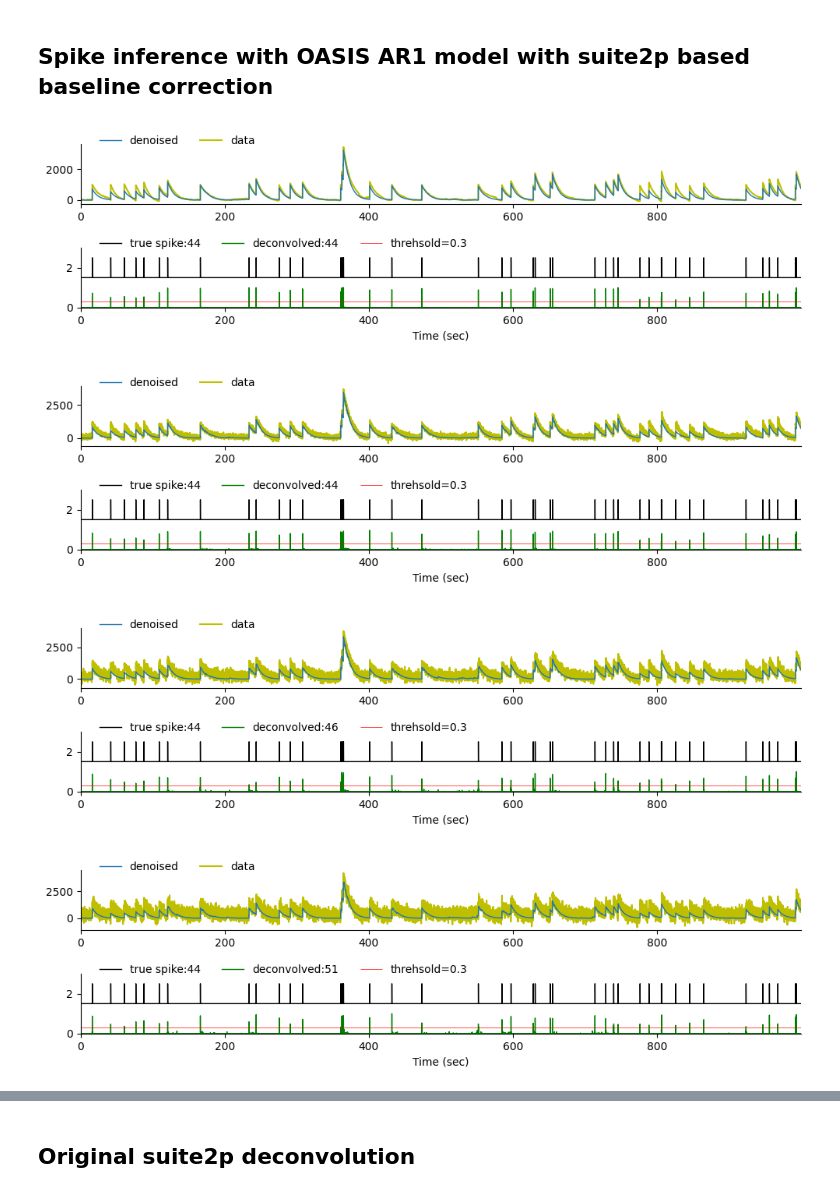
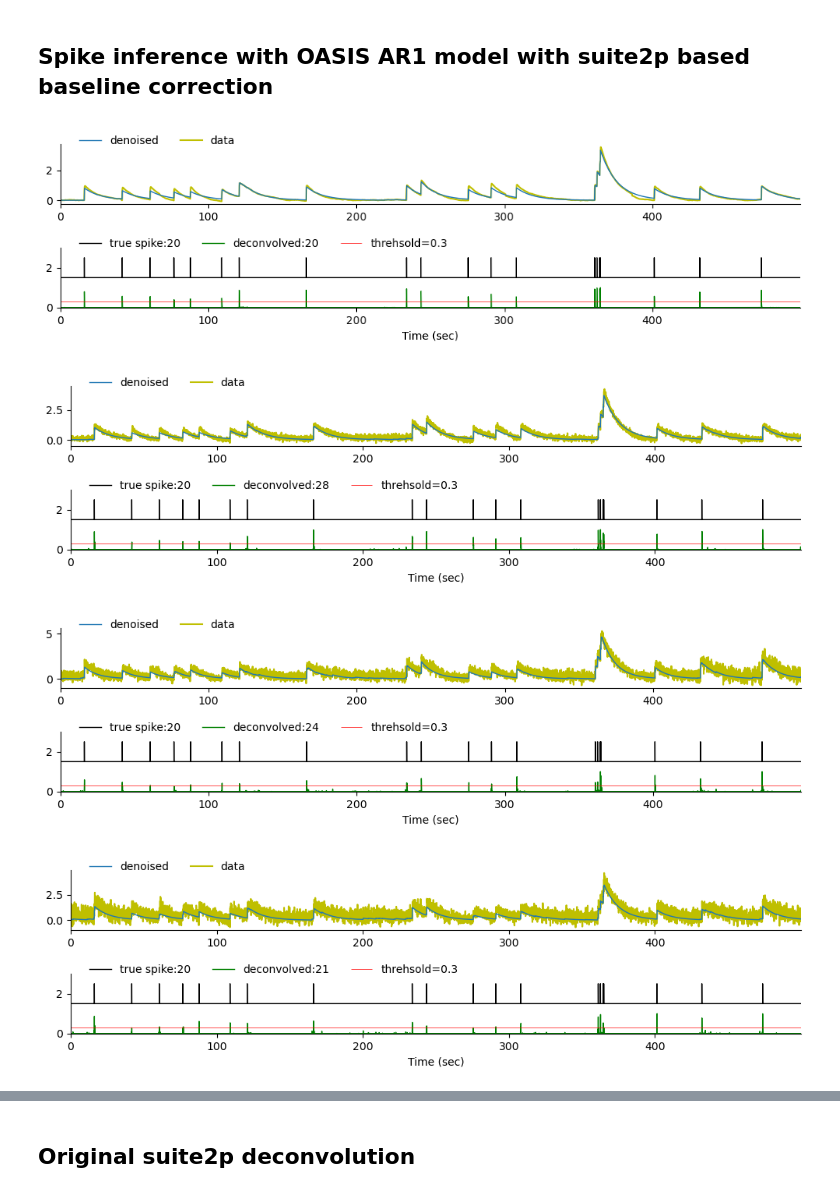
Before and after one commit to yoshihito-saito/Spike_deconvolution_simulation, a Jupyter notebook: Simulate_Deconvolution.ipynb, the cells around one changed output, grey strips where cells are left out. Cells and saved outputs as stored; diff of their text form; code cells hidden in the pictures.

```diff
--- a/Simulate_Deconvolution.ipynb
+++ b/Simulate_Deconvolution.ipynb
@@ -299,8 +305,10 @@ def plot_trace(t_imaging, t_ephys, dF_F, denoised, inf_spikes,true_spikes, thres
     simpleaxis(plt.gca())
 
     plt.subplot(212)
+    spikes, _ = find_peaks(inf_spikes, height=threshold)
+    num_inf_spikes = len(spikes)
     plt.plot(t_ephys, true_spikes+1.5, lw=1, label='true spike:'+str(len(np.where(true_spikes>0)[0])), c='black')
-    plt.plot(t_imaging, inf_spikes, lw=1, label='deconvolved:'+str(len(np.where(inf_spikes>threshold)[0])), c='g')
+    plt.plot(t_imaging, inf_spikes, lw=1, label='deconvolved:'+str(num_inf_spikes), c='g')
     plt.hlines(xmin=xwindow[0], xmax=xwindow[1], y=threshold, color='red', lw=0.5, label='threhsold='+str(threshold))
     plt.ylim(0,3)
     plt.legend(ncol=3, frameon=False, loc=(.02,.9));
@@ -315,9 +323,9 @@ def plot_trace(t_imaging, t_ephys, dF_F, denoised, inf_spikes,true_spikes, thres
 Cell_id=20
 threshold=0.3 # threhsold for spike detection
 for k in dF_F_sim_all.keys():
-    denoised, inf_spikes = oasisAR1(Fcorr_sim_all[k][Cell_id],
-                                    g=estimate_parameters(Fcorr_sim_all[k][Cell_id], p=1)[0])
-    inf_spikes=MinMaxScaler(feature_range=(0, 1), copy=True).fit(inf_spikes.reshape(-1,1)).transform(inf_spikes.reshape(-1,1))
-    plot_trace(t_imaging, t_ephys, Fcorr_sim_all[k][Cell_id], denoised, inf_spikes, Spike_train[Cell_id],
+    denoised, inf_spikes = oasisAR1(dF_F_sim_all[k][Cell_id],
+                                    g=estimate_parameters(dF_F_sim_all[k][Cell_id], p=1)[0])
+    inf_spikes=MinMaxScaler(feature_range=(0, 1), copy=True).fit(inf_spikes.reshape(-1,1)).transform(inf_spikes.reshape(-1,1)).reshape(-1)
+    plot_trace(t_imaging, t_ephys, dF_F_sim_all[k][Cell_id], denoised, inf_spikes, Spike_train[Cell_id],
                threshold=threshold, xwindow=[t_imaging.min(), t_imaging.max()])
 # %% [output]
@@ -329,11 +337,11 @@ for k in dF_F_sim_all.keys():
 %%time
 denoise_all={}
 deconvo_all={}
-for i in Fcorr_sim_all.keys():
+for i in dF_F_sim_all.keys():
     denoise = []
     deconvo = []
-    for v in range(Fcorr_sim_all[i].shape[0]):
-        c, s = oasisAR1(Fcorr_sim_all[i][v], g=estimate_parameters(Fcorr_sim_all[i][v], p=1)[0])
+    for v in range(dF_F_sim_all[i].shape[0]):
+        c, s = oasisAR1(dF_F_sim_all[i][v], g=estimate_parameters(dF_F_sim_all[i][v], p=1)[0])
         denoise.append(c)
         deconvo.append(s)
     denoise=np.array(denoise)
@@ -369,9 +377,9 @@ Wall time: 3.26 s
 ## Spike inference with OASIS AR1 model with median baseline correction
 # %%
 for k in dF_F_sim_all.keys():
-    denoised, inf_spikes = oasisAR1(Fcorr_sim_all[k][Cell_id]-np.median(Fcorr_sim_all[k][Cell_id]),
-                                    g=estimate_parameters(Fcorr_sim_all[k][Cell_id], p=1)[0])
-    inf_spikes=MinMaxScaler(feature_range=(0, 1), copy=True).fit(inf_spikes.reshape(-1,1)).transform(inf_spikes.reshape(-1,1))
-    plot_trace(t_imaging, t_ephys, Fcorr_sim_all[k][Cell_id], denoised, inf_spikes, Spike_train[Cell_id],
+    denoised, inf_spikes = oasisAR1(dF_F_sim_all[k][Cell_id]-np.median(dF_F_sim_all[k][Cell_id]),
+                                    g=estimate_parameters(dF_F_sim_all[k][Cell_id], p=1)[0])
+    inf_spikes=MinMaxScaler(feature_range=(0, 1), copy=True).fit(inf_spikes.reshape(-1,1)).transform(inf_spikes.reshape(-1,1)).reshape(-1)
+    plot_trace(t_imaging, t_ephys, dF_F_sim_all[k][Cell_id], denoised, inf_spikes, Spike_train[Cell_id],
                threshold=threshold, xwindow=[t_imaging.min(), t_imaging.max()])
 # %% [output]
@@ -451,17 +459,20 @@ def baseline_corr(F, fs, baseline='maximin', sig_baseline = 10, win_baseline=60,
     return Fcorr
 # %%
 for k in dF_F_sim_all.keys():
-    F_base_corr = baseline_corr(Fcorr_sim_all[k], fs=sf_imaging, baseline='maximin', sig_baseline = 60, win_baseline=60, prctile_baseline=20)
+    F_base_corr = baseline_corr(dF_F_sim_all[k], fs=sf_imaging, baseline='maximin', sig_baseline = 20, win_baseline=60, prctile_baseline=20)
     denoised, inf_spikes = oasisAR1(F_base_corr[Cell_id],
-                    g=estimate_parameters(Fcorr_sim_all[k][Cell_id], p=1)[0])
-    inf_spikes=MinMaxScaler(feature_range=(0, 1), copy=True).fit(inf_spikes.reshape(-1,1)).transform(inf_spikes.reshape(-1,1))
-    plot_trace(t_imaging, t_ephys, Fcorr_sim_all[k][Cell_id], denoised, inf_spikes, Spike_train[Cell_id],
+                    g=estimate_parameters(dF_F_sim_all[k][Cell_id], p=1)[0])
+    inf_spikes=MinMaxScaler(feature_range=(0, 1), copy=True).fit(inf_spikes.reshape(-1,1)).transform(inf_spikes.reshape(-1,1)).reshape(-1)
+    plot_trace(t_imaging, t_ephys, dF_F_sim_all[k][Cell_id], denoised, inf_spikes, Spike_train[Cell_id],
                threshold=threshold, xwindow=[t_imaging.min(), t_imaging.max()])
+
+    # plot_trace(t_imaging, t_ephys, dF_F_sim_all[k][Cell_id], denoised, inf_spikes, Spike_train[Cell_id],
+    #            threshold=threshold, xwindow=[0, 100])
 # %% [output]
-[figure, old version]
+[figure, new version]
-[figure, old version]
+[figure, new version]
-[figure, old version]
+[figure, new version]
-[figure, old version]
+[figure, new version]
 # %%
 %%time
 denoise_all={}
```
Also changed, not shown: parts of 19 cells of this notebook.
